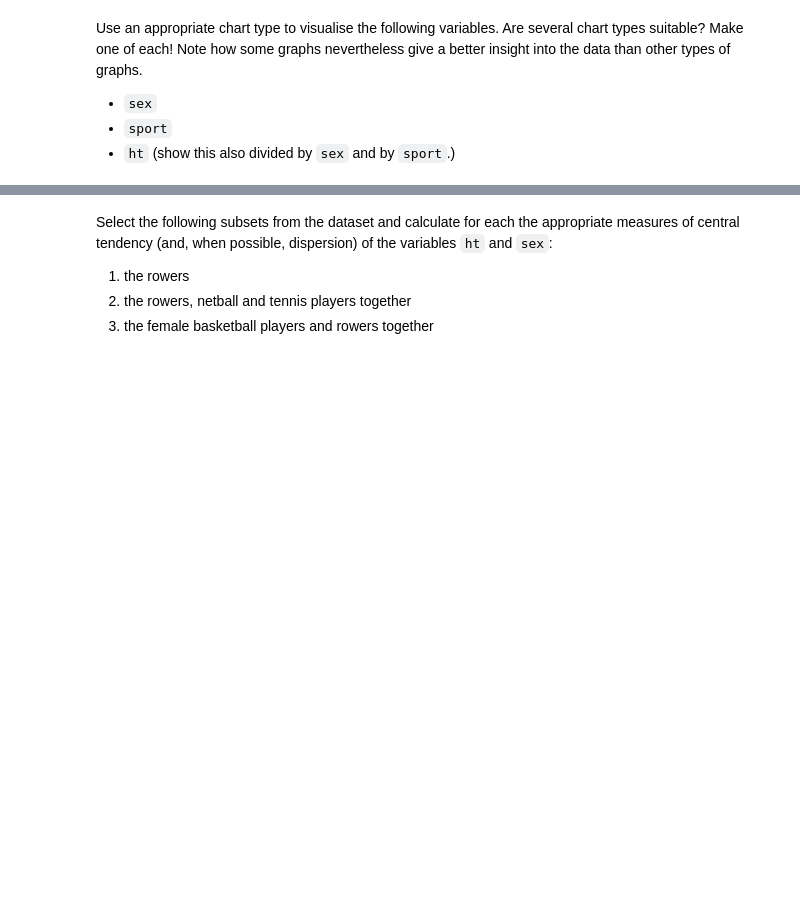
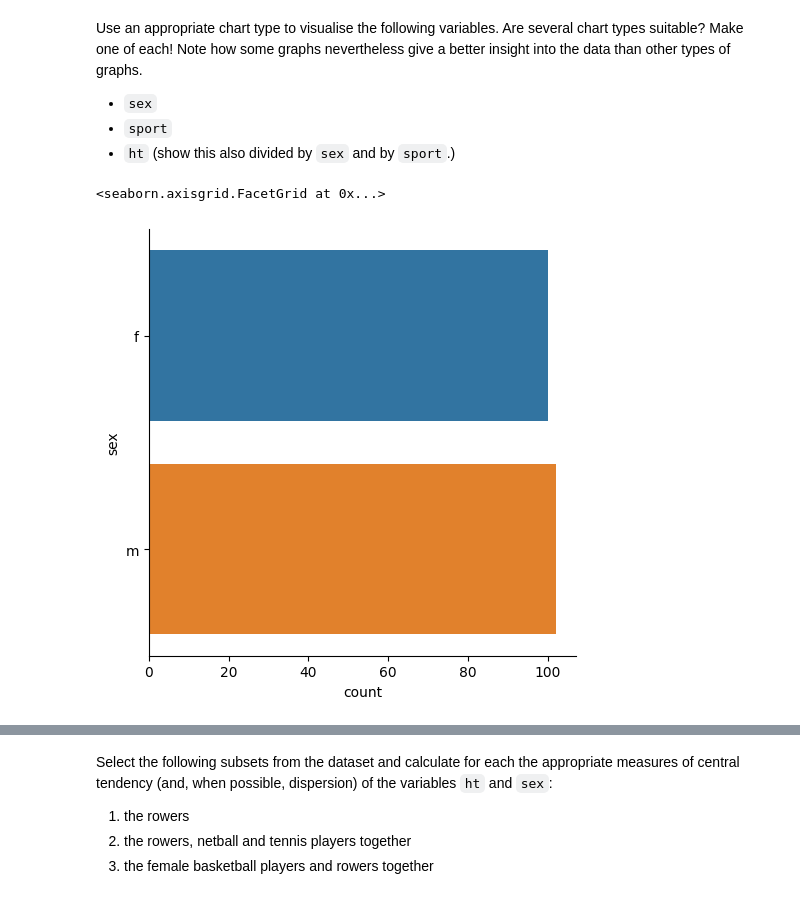
Before and after one commit to Bataklik/Data-Science-_-AI, a Jupyter notebook: 2-analysis-1-var/lab-2-01.ipynb, the cells around one changed output, grey strips where cells are left out. Drawn from its saved outputs; the diff is of its cells as text; code cells hidden in the pictures; blank space fills up the shorter version.

```diff
--- a/2-analysis-1-var/lab-2-01.ipynb
+++ b/2-analysis-1-var/lab-2-01.ipynb
@@ -5,6 +16,13 @@ Import all necessary Python libraries and load the AIS dataset from lab exercise
+# %%
+ais = pd.read_csv('https://raw.githubusercontent.com/HoGentTIN/dsai-labs/main/data/ais.csv')
 # %% [markdown]
 Use an appropriate chart type to visualise the following variables. Are several chart types suitable? Make one of each! Note how some graphs nevertheless give a better insight into the data than other types of graphs.
 
 - `sex`
 - `sport`
 - `ht` (show this also divided by `sex` and by `sport`.)
+# %%
+sns.catplot(data=ais,kind='count',y='sex')
+# %% [output]
+<seaborn.axisgrid.FacetGrid at 0x...>
+[figure, added]
```
Also changed, not shown: parts of 3 cells of this notebook, 1 other file.
